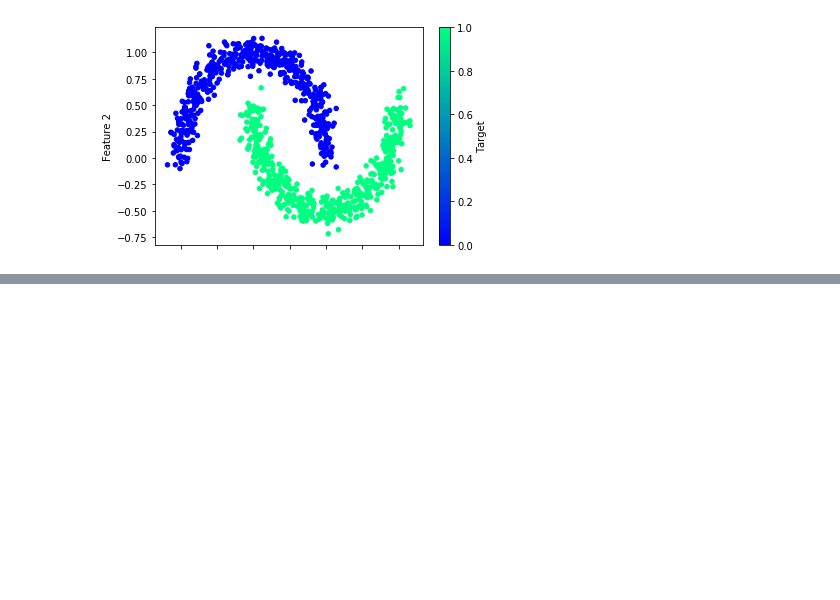
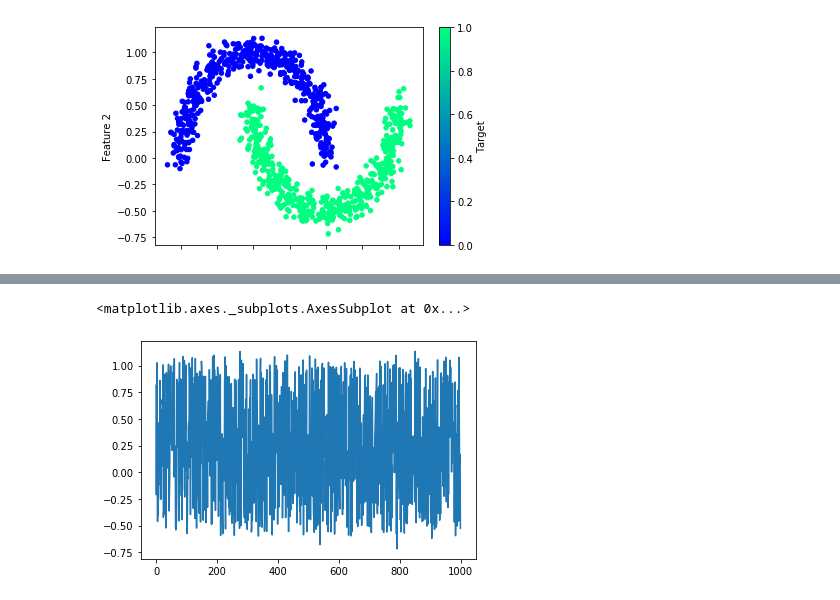
Before and after one commit to ArchanaRohilla/neural_networks, a Jupyter notebook: neural_network_practice.ipynb, the cells around one changed output, grey strips where cells are left out. Cells and saved outputs as stored; diff of their text form; code cells hidden in the pictures; blank space fills up the shorter version.

```diff
--- a/neural_network_practice.ipynb
+++ b/neural_network_practice.ipynb
@@ -226,0 +233,6 @@ Epoch 100/100
+# %%
+s = pd.Series(df_moons["Feature 2"])
+s.plot.line()
+# %% [output]
+<matplotlib.axes._subplots.AxesSubplot at 0x...>
+[figure, added]
```
Also changed, not shown: parts of 13 cells of this notebook.
